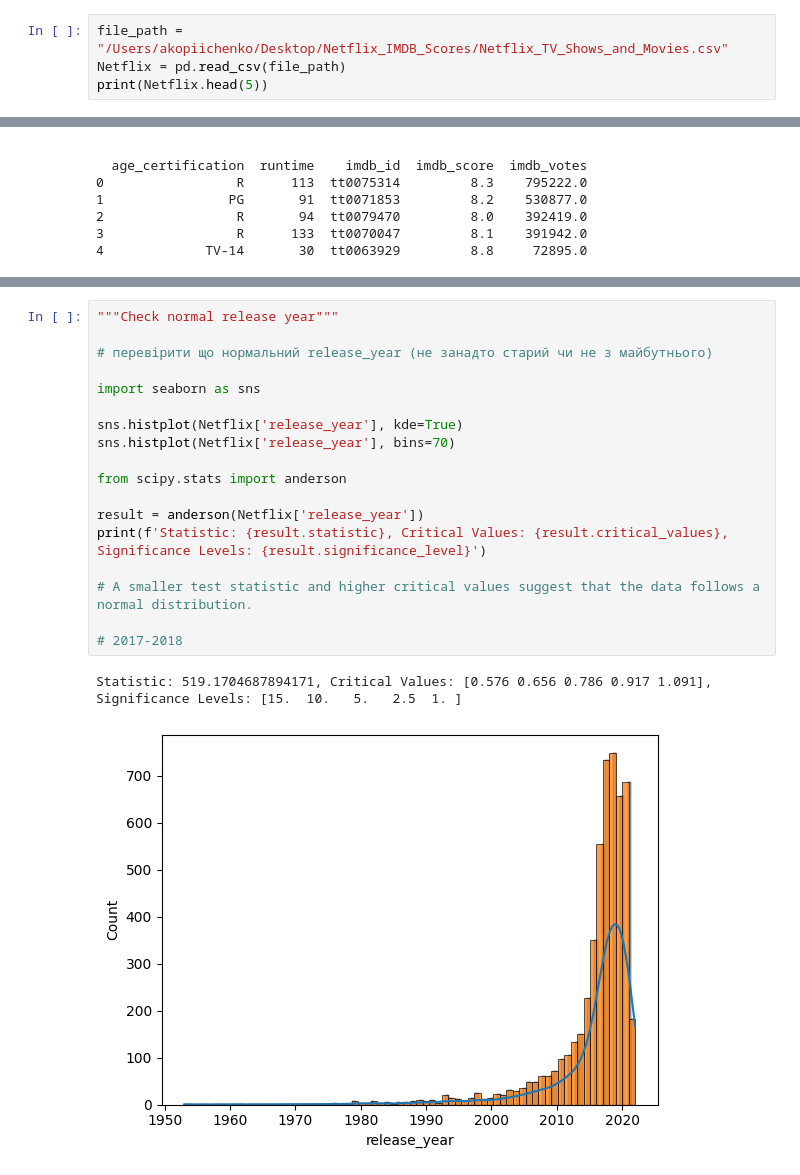
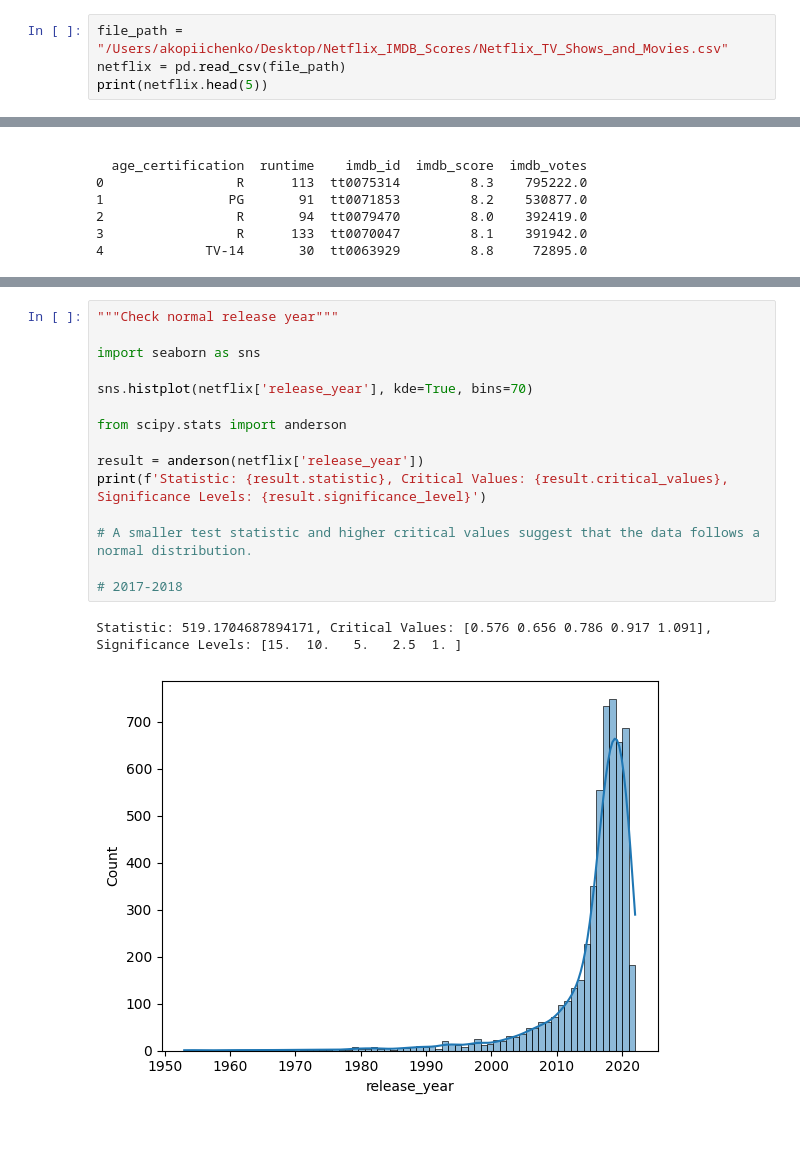
Before and after one commit to AllaKop/Netflix_IMDB_Scores, a Jupyter notebook: Netflix.ipynb, the cells around one changed output, grey strips where cells are left out. Drawn from its saved outputs; the diff is of its cells as text; blank space fills up the shorter version.

```diff
--- a/Netflix.ipynb
+++ b/Netflix.ipynb
@@ -2,8 +2,8 @@
 import pandas as pd
 # %%
 file_path = "/Users/akopiichenko/Desktop/Netflix_IMDB_Scores/Netflix_TV_Shows_and_Movies.csv"
-Netflix = pd.read_csv(file_path)
-print(Netflix.head(5))
+netflix = pd.read_csv(file_path)
+print(netflix.head(5))
 # %% [output]
    index        id                            title   type  \
 0      0   tm84618                      Taxi Driver  MOVIE
@@ -62,24 +60,21 @@ print(Netflix.drop_duplicates().shape[0])
 # %%
 """Check normal release year"""
 
-# перевірити що нормальний release_year (не занадто старий чи не з майбутнього)
-
 import seaborn as sns
 
-sns.histplot(Netflix['release_year'], kde=True)
-sns.histplot(Netflix['release_year'], bins=70)
+sns.histplot(netflix['release_year'], kde=True, bins=70)
 
 from scipy.stats import anderson
 
-result = anderson(Netflix['release_year'])
+result = anderson(netflix['release_year'])
 print(f'Statistic: {result.statistic}, Critical Values: {result.critical_values}, Significance Levels: {result.significance_level}')
 
 # A smaller test statistic and higher critical values suggest that the data follows a normal distribution.
 
 # 2017-2018
 # %% [output]
 Statistic: 519.1704687894171, Critical Values: [0.576 0.656 0.786 0.917 1.091], Significance Levels: [15.  10.   5.   2.5  1. ]
-[figure, old version]
+[figure, new version]
 # %%
 """Chech normal runtime"""
 
```
Also changed, not shown: parts of 7 cells of this notebook.
